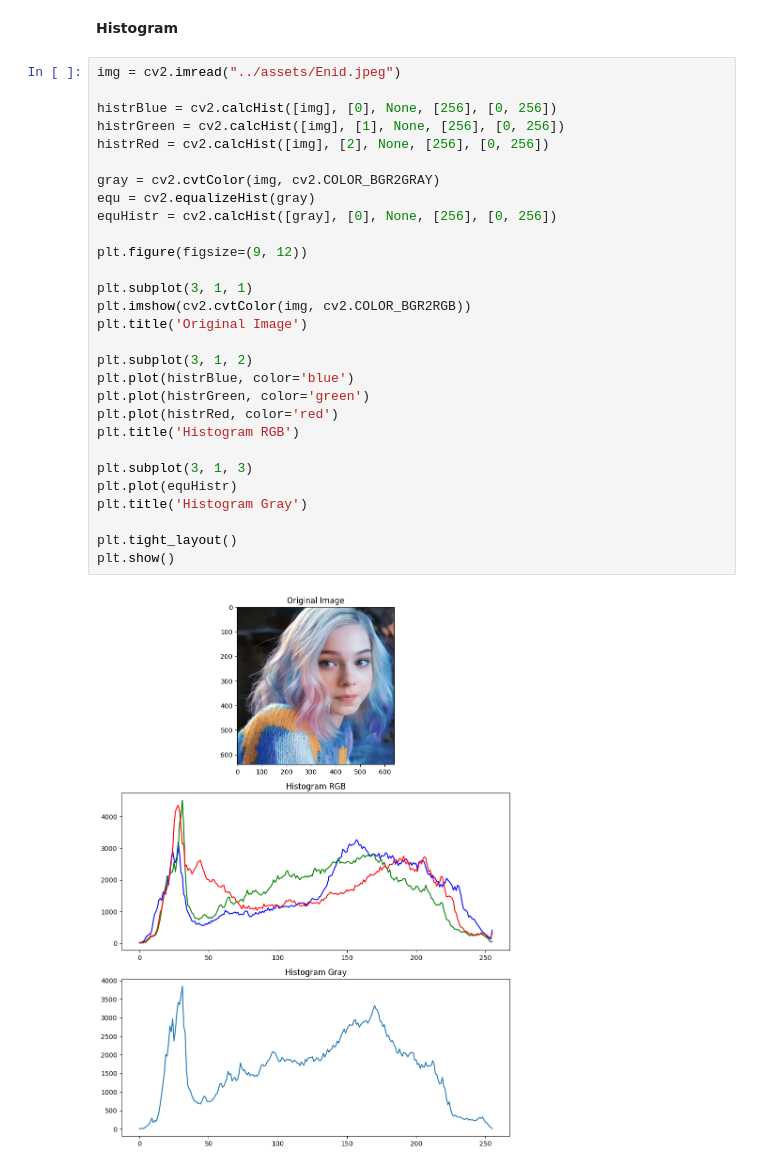
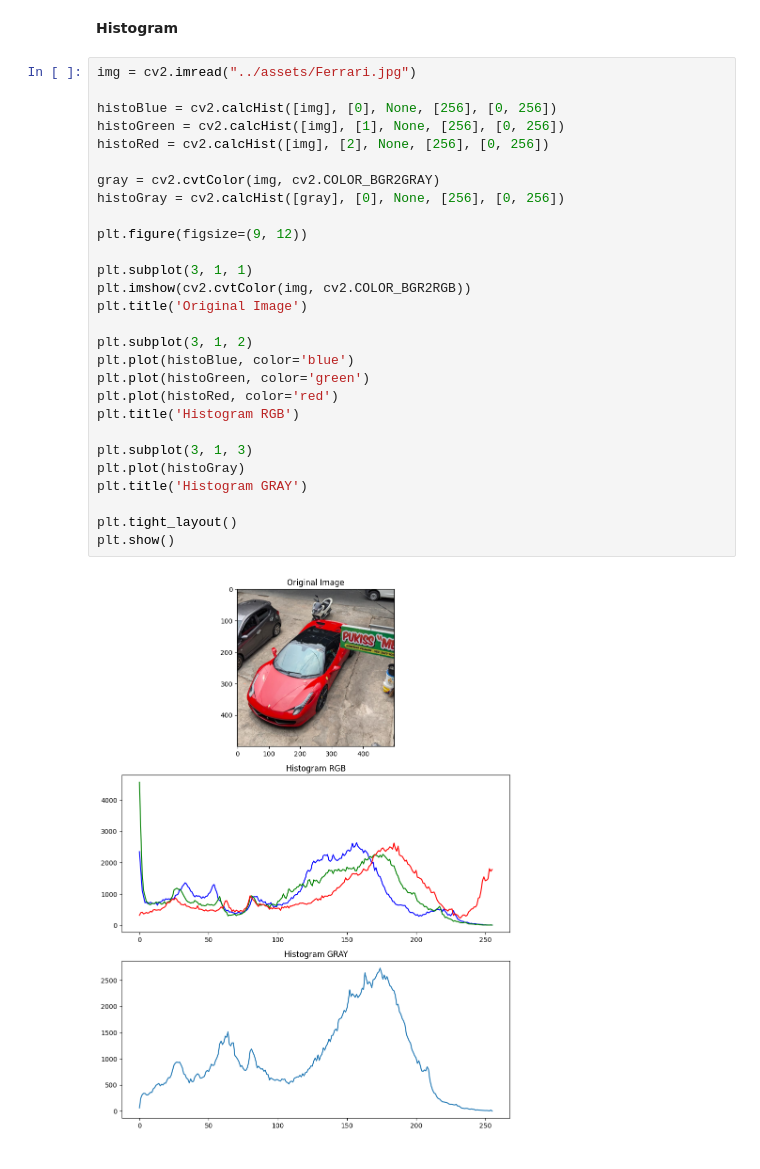
Before and after one commit to imvlaboratory/Materi-Image-Processing, a Jupyter notebook: 2_Image_Preprocessing/CODE.ipynb, the cells around one changed output. Cells and saved outputs as stored; diff of their text form.

```diff
--- a/2_Image_Preprocessing/CODE.ipynb
+++ b/2_Image_Preprocessing/CODE.ipynb
@@ -54,33 +74,32 @@ cv2.destroyAllWindows()
 # %% [markdown]
 **Histogram**
 # %%
-img = cv2.imread("../assets/Enid.jpeg")
+img = cv2.imread("../assets/Ferrari.jpg")
 
-histrBlue = cv2.calcHist([img], [0], None, [256], [0, 256])
-histrGreen = cv2.calcHist([img], [1], None, [256], [0, 256])
-histrRed = cv2.calcHist([img], [2], None, [256], [0, 256])
+histoBlue = cv2.calcHist([img], [0], None, [256], [0, 256])
+histoGreen = cv2.calcHist([img], [1], None, [256], [0, 256])
+histoRed = cv2.calcHist([img], [2], None, [256], [0, 256])
 
 gray = cv2.cvtColor(img, cv2.COLOR_BGR2GRAY)
-equ = cv2.equalizeHist(gray)
-equHistr = cv2.calcHist([gray], [0], None, [256], [0, 256])
+histoGray = cv2.calcHist([gray], [0], None, [256], [0, 256])
 
 plt.figure(figsize=(9, 12))
 
 plt.subplot(3, 1, 1)
 plt.imshow(cv2.cvtColor(img, cv2.COLOR_BGR2RGB))
 plt.title('Original Image')
 
 plt.subplot(3, 1, 2)
-plt.plot(histrBlue, color='blue')
-plt.plot(histrGreen, color='green')
-plt.plot(histrRed, color='red')
+plt.plot(histoBlue, color='blue')
+plt.plot(histoGreen, color='green')
+plt.plot(histoRed, color='red')
 plt.title('Histogram RGB')
 
 plt.subplot(3, 1, 3)
-plt.plot(equHistr)
-plt.title('Histogram Gray')
+plt.plot(histoGray)
+plt.title('Histogram GRAY')
 
 plt.tight_layout()
 plt.show()
 # %% [output]
-[figure, old version]
+[figure, new version]
```
Also changed, not shown: parts of 8 cells of this notebook, 24 other files.
